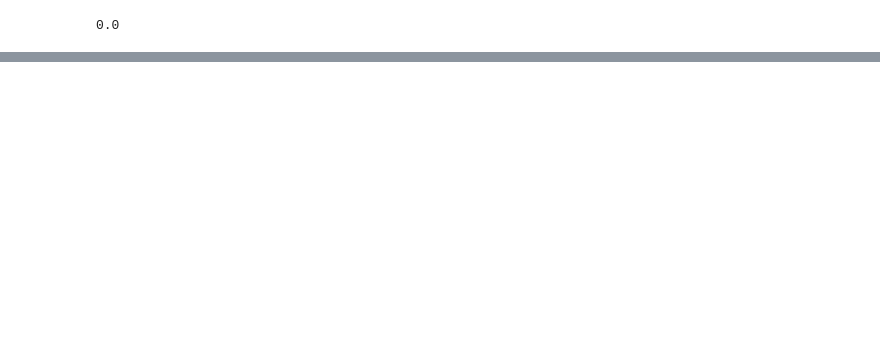
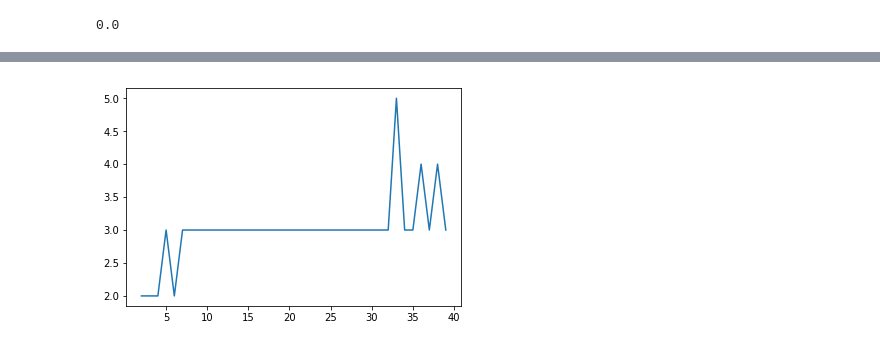
Before and after one commit to vedantc6/CS536_MachineLearning, a Jupyter notebook: Assignment4/hw4_Perceptrons.ipynb, the cells around one changed output, grey strips where cells are left out. Saved outputs shown, nothing was run; the diff lists cells and outputs as text; code cells hidden in the pictures; blank space fills up the shorter version.

```diff
--- a/Assignment4/hw4_Perceptrons.ipynb
+++ b/Assignment4/hw4_Perceptrons.ipynb
@@ -181,0 +189,18 @@ array([[-10.25373354],
+# %%
+def varied_features(m):
+    epsilon = 1
+    D = float(np.random.exponential(1, 1))
+    k = list(np.arange(2, 40, 1))
+    steps = []
+    for i in range(len(k)):
+        train_data = create_dataset(k[i], m, epsilon, D)
+        perceptron = Perceptron()
+        final_w, final_b, num_steps = perceptron.pla(train_data)
+        steps.append(num_steps)
+
+    plt.plot(k, steps)
+    plt.show()
+# %%
+varied_features(100)
+# %% [output]
+[figure, added]
```
Also changed, not shown: parts of 13 cells of this notebook, 2 other files.
